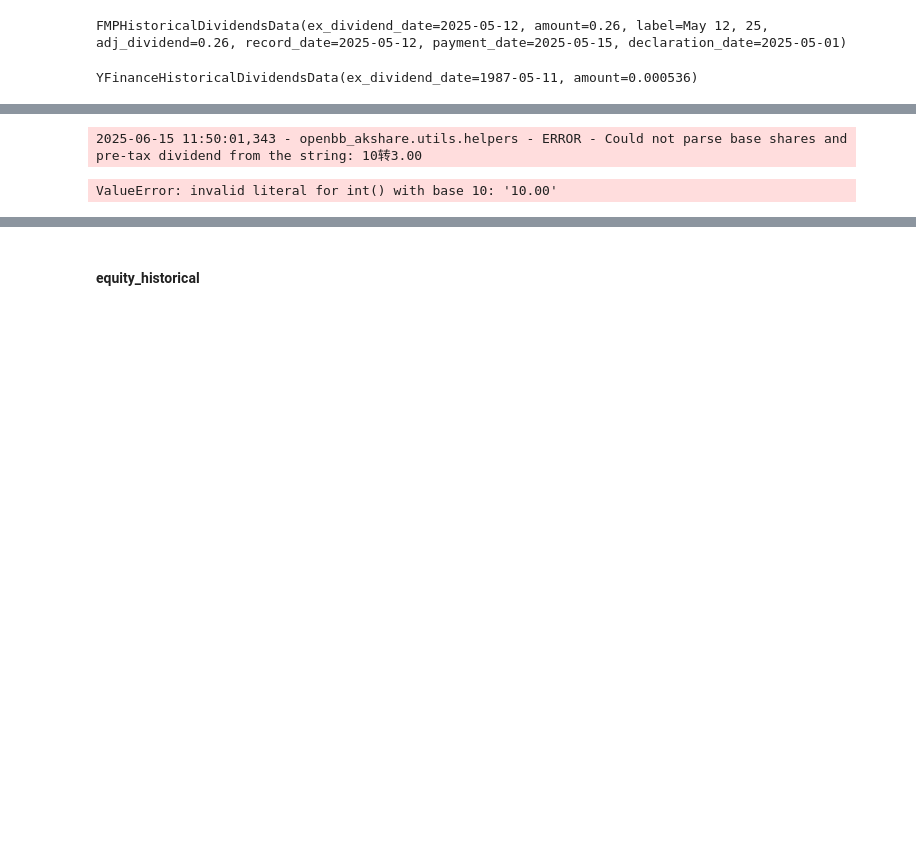
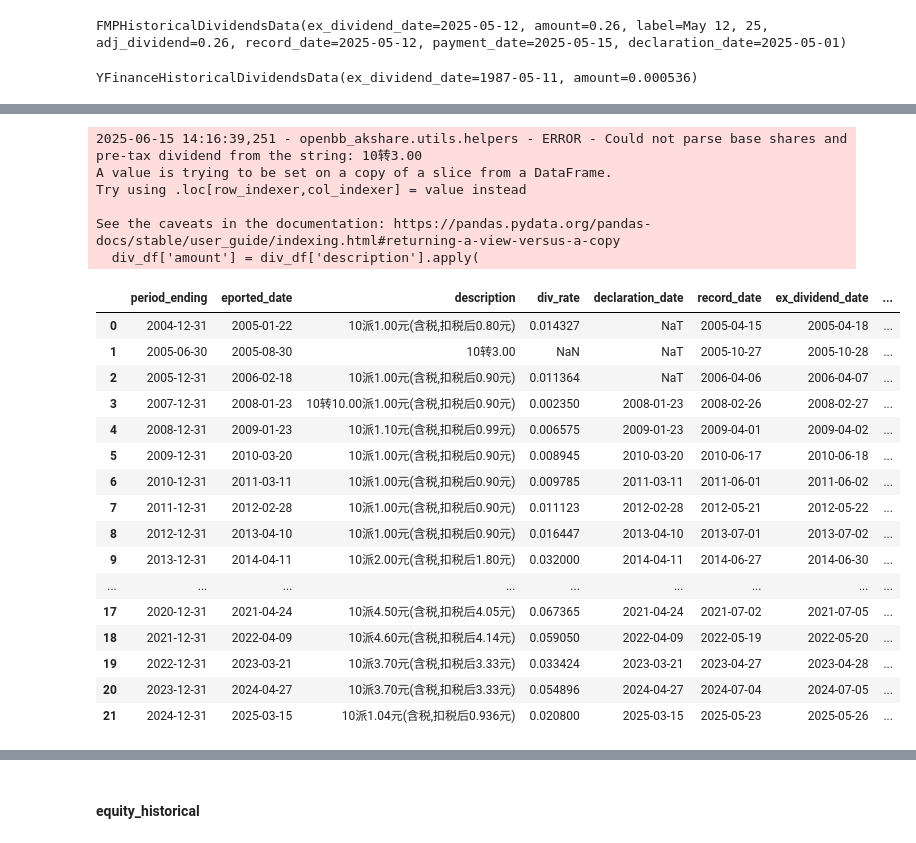
Before and after one commit to shugaoye/openbb_akshare, a Jupyter notebook: akshare_test.ipynb, the cells around one changed output, grey strips where cells are left out. Cells and saved outputs as stored; diff of their text form; code cells hidden in the pictures; blank space fills up the shorter version.

Commit message:
Debugging historical_dividends

```diff
--- a/akshare_test.ipynb
+++ b/akshare_test.ipynb
@@ -32,3 +44,7 @@ stock_fhps_detail_em_df.head()
 | 2 | 2005-12-31 | 2006-02-18 | 0.0 | 0.0 | 0.0 | 1.0 | 10派1.00元(含税,扣税后0.90元) | 0.011364 | 0.61 | ... |
 | 3 | 2007-12-31 | 2008-01-23 | 10.0 | 0.0 | 10.0 | 1.0 | 10转10.00派1.00元(含税,扣税后0.90元) | 0.002350 | 1.22 | ... |
 | 4 | 2008-12-31 | 2009-01-23 | 0.0 | 0.0 | 0.0 | 1.1 | 10派1.10元(含税,扣税后0.99元) | 0.006575 | 0.88 | ... |
+# %%
+div_df = stock_fhps_detail_em_df[['报告期', '业绩披露日期', '现金分红-现金分红比例描述', '现金分红-股息率', '预案公告日', '股权登记日', '除权除息日']]
+# %%
+div_df.rename(columns={"报告期": "period_ending", "业绩披露日期": "eported_date", "现金分红-现金分红比例描述": "description", "现金分红-股息率": "div_rate", "预案公告日": "declaration_date", "股权登记日": "record_date", "除权除息日": "ex_dividend_date"}, inplace=True)
@@ -35,10 +76,33 @@ stock_fhps_detail_em_df.head()
 # %%
 from openbb_akshare.utils.helpers import get_post_tax_dividend_per_share
-df = stock_fhps_detail_em_df
 
-df['dividend_per_share'] = df['现金分红-现金分红比例描述'].apply(
+div_df['amount'] = div_df['description'].apply(
     lambda x: get_post_tax_dividend_per_share(x) if isinstance(x, str) else None
 )
 # %% [output]
-2025-06-15 11:50:01,343 - openbb_akshare.utils.helpers - ERROR - Could not parse base shares and pre-tax dividend from the string: 10转3.00
+2025-06-15 14:16:39,251 - openbb_akshare.utils.helpers - ERROR - Could not parse base shares and pre-tax dividend from the string: 10转3.00
+A value is trying to be set on a copy of a slice from a DataFrame.
+Try using .loc[row_indexer,col_indexer] = value instead
+
+See the caveats in the documentation: https://pandas.pydata.org/pandas-docs/stable/user_guide/indexing.html#returning-a-view-versus-a-copy
+  div_df['amount'] = div_df['description'].apply(
-ValueError: invalid literal for int() with base 10: '10.00'
+# %%
+div_df
+# %% [output]
+|  | period_ending | eported_date | description | div_rate | declaration_date | record_date | ex_dividend_date | ... |
+| 0 | 2004-12-31 | 2005-01-22 | 10派1.00元(含税,扣税后0.80元) | 0.014327 | NaT | 2005-04-15 | 2005-04-18 | ... |
+| 1 | 2005-06-30 | 2005-08-30 | 10转3.00 | NaN | NaT | 2005-10-27 | 2005-10-28 | ... |
+| 2 | 2005-12-31 | 2006-02-18 | 10派1.00元(含税,扣税后0.90元) | 0.011364 | NaT | 2006-04-06 | 2006-04-07 | ... |
+| 3 | 2007-12-31 | 2008-01-23 | 10转10.00派1.00元(含税,扣税后0.90元) | 0.002350 | 2008-01-23 | 2008-02-26 | 2008-02-27 | ... |
+| 4 | 2008-12-31 | 2009-01-23 | 10派1.10元(含税,扣税后0.99元) | 0.006575 | 2009-01-23 | 2009-04-01 | 2009-04-02 | ... |
+| 5 | 2009-12-31 | 2010-03-20 | 10派1.00元(含税,扣税后0.90元) | 0.008945 | 2010-03-20 | 2010-06-17 | 2010-06-18 | ... |
+| 6 | 2010-12-31 | 2011-03-11 | 10派1.00元(含税,扣税后0.90元) | 0.009785 | 2011-03-11 | 2011-06-01 | 2011-06-02 | ... |
+| 7 | 2011-12-31 | 2012-02-28 | 10派1.00元(含税,扣税后0.90元) | 0.011123 | 2012-02-28 | 2012-05-21 | 2012-05-22 | ... |
+| 8 | 2012-12-31 | 2013-04-10 | 10派1.00元(含税,扣税后0.90元) | 0.016447 | 2013-04-10 | 2013-07-01 | 2013-07-02 | ... |
+| 9 | 2013-12-31 | 2014-04-11 | 10派2.00元(含税,扣税后1.80元) | 0.032000 | 2014-04-11 | 2014-06-27 | 2014-06-30 | ... |
+| ... | ... | ... | ... | ... | ... | ... | ... | ... |
+| 17 | 2020-12-31 | 2021-04-24 | 10派4.50元(含税,扣税后4.05元) | 0.067365 | 2021-04-24 | 2021-07-02 | 2021-07-05 | ... |
+| 18 | 2021-12-31 | 2022-04-09 | 10派4.60元(含税,扣税后4.14元) | 0.059050 | 2022-04-09 | 2022-05-19 | 2022-05-20 | ... |
+| 19 | 2022-12-31 | 2023-03-21 | 10派3.70元(含税,扣税后3.33元) | 0.033424 | 2023-03-21 | 2023-04-27 | 2023-04-28 | ... |
+| 20 | 2023-12-31 | 2024-04-27 | 10派3.70元(含税,扣税后3.33元) | 0.054896 | 2024-04-27 | 2024-07-04 | 2024-07-05 | ... |
+| 21 | 2024-12-31 | 2025-03-15 | 10派1.04元(含税,扣税后0.936元) | 0.020800 | 2025-03-15 | 2025-05-23 | 2025-05-26 | ... |
```
Also changed, not shown: parts of 4 cells of this notebook, 5 other files.
